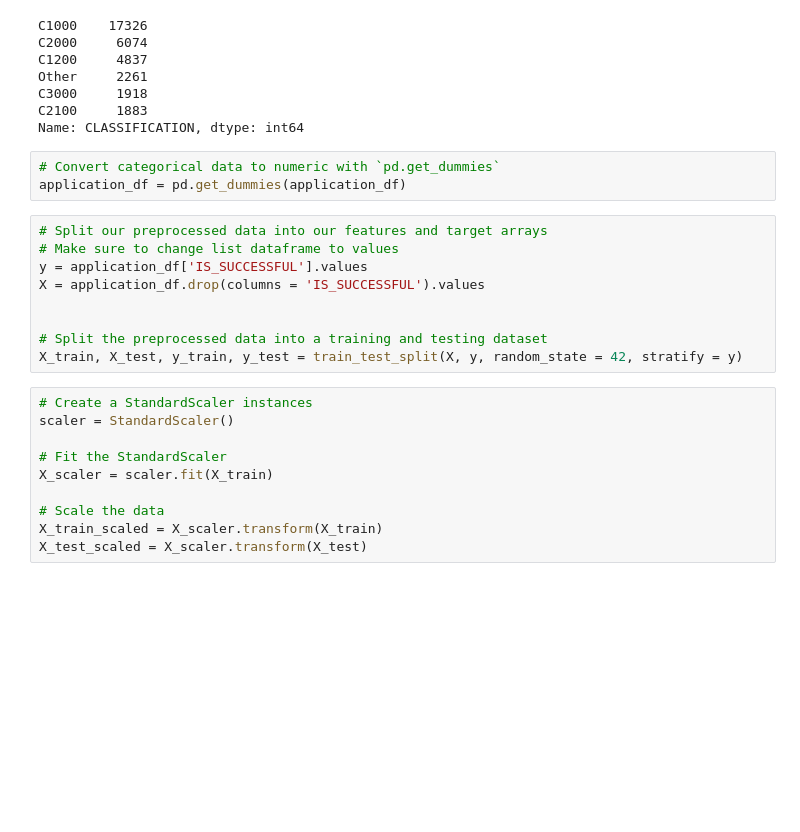
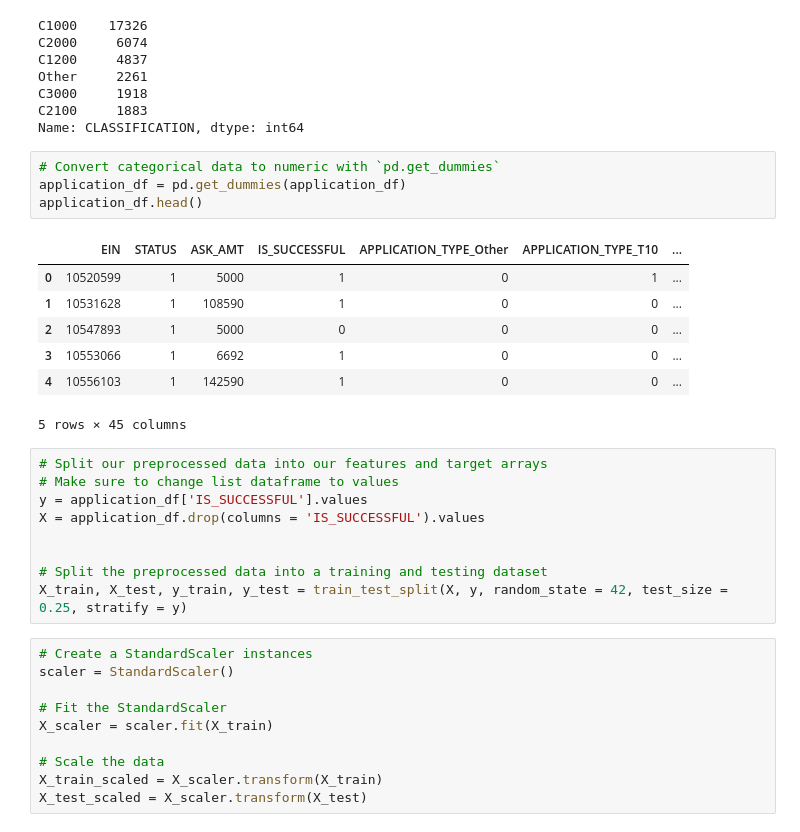
Before and after one commit to shelly-hub/deep-learning-challenge, a Jupyter notebook: Alphabet_soup_optimised.ipynb, the cells around one changed output. Saved outputs shown, nothing was run; the diff lists cells and outputs as text; blank space fills up the shorter version.

```diff
--- a/Alphabet_soup_optimised.ipynb
+++ b/Alphabet_soup_optimised.ipynb
@@ -153,6 +157,15 @@ Name: CLASSIFICATION, dtype: int64
 # %%
 # Convert categorical data to numeric with `pd.get_dummies`
 application_df = pd.get_dummies(application_df)
+application_df.head()
+# %% [output]
+|  | EIN | STATUS | ASK_AMT | IS_SUCCESSFUL | APPLICATION_TYPE_Other | APPLICATION_TYPE_T10 | ... |
+| 0 | 10520599 | 1 | 5000 | 1 | 0 | 1 | ... |
+| 1 | 10531628 | 1 | 108590 | 1 | 0 | 0 | ... |
+| 2 | 10547893 | 1 | 5000 | 0 | 0 | 0 | ... |
+| 3 | 10553066 | 1 | 6692 | 1 | 0 | 0 | ... |
+| 4 | 10556103 | 1 | 142590 | 1 | 0 | 0 | ... |
+5 rows × 45 columns
 # %%
 # Split our preprocessed data into our features and target arrays
 # Make sure to change list dataframe to values
@@ -161,7 +174,7 @@ X = application_df.drop(columns = 'IS_SUCCESSFUL').values
 
 
 # Split the preprocessed data into a training and testing dataset
-X_train, X_test, y_train, y_test = train_test_split(X, y, random_state = 42, stratify = y)
+X_train, X_test, y_train, y_test = train_test_split(X, y, random_state = 42, test_size = 0.25, stratify = y)
 # %%
 # Create a StandardScaler instances
 scaler = StandardScaler()
```
Also changed, not shown: parts of 15 cells of this notebook.
